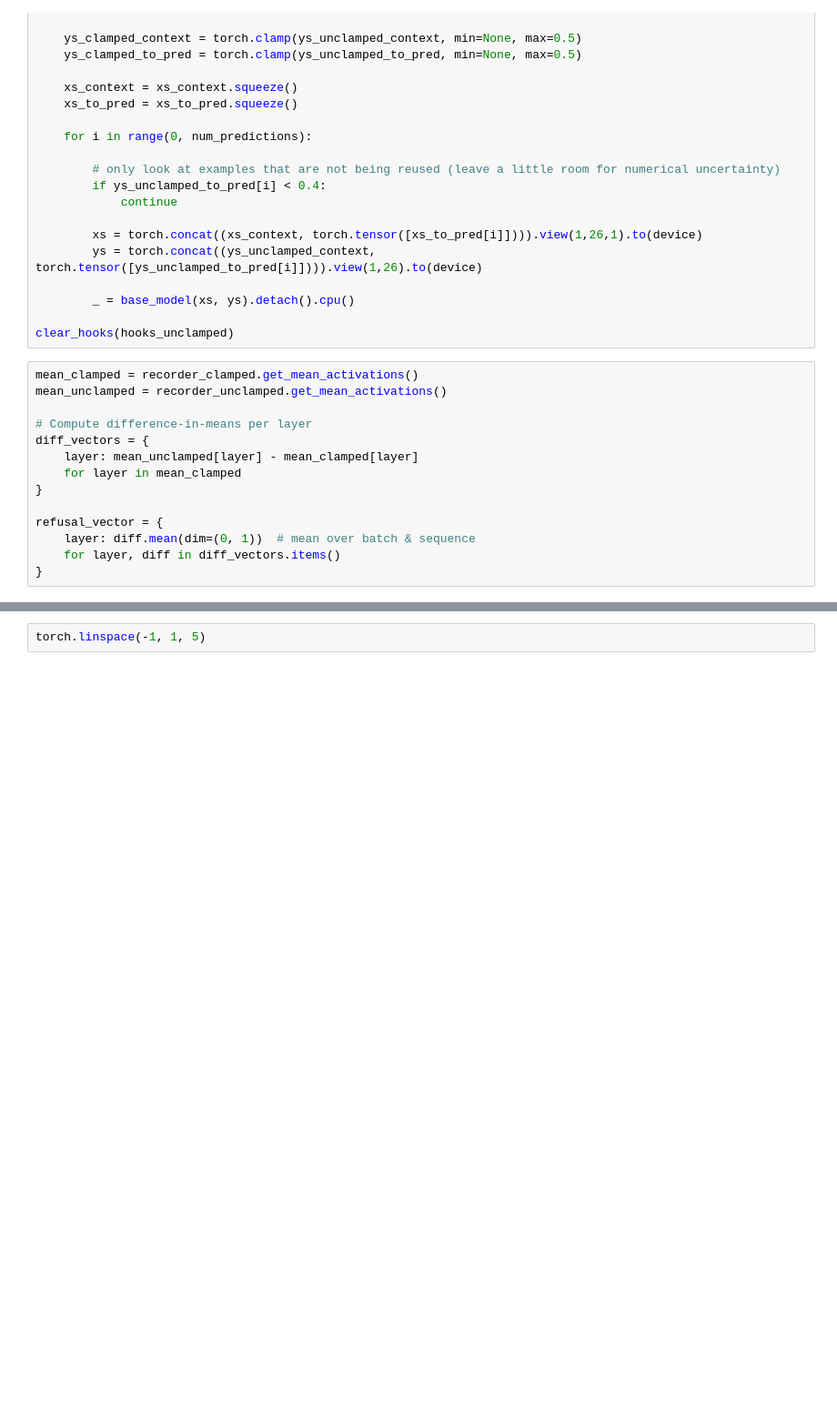
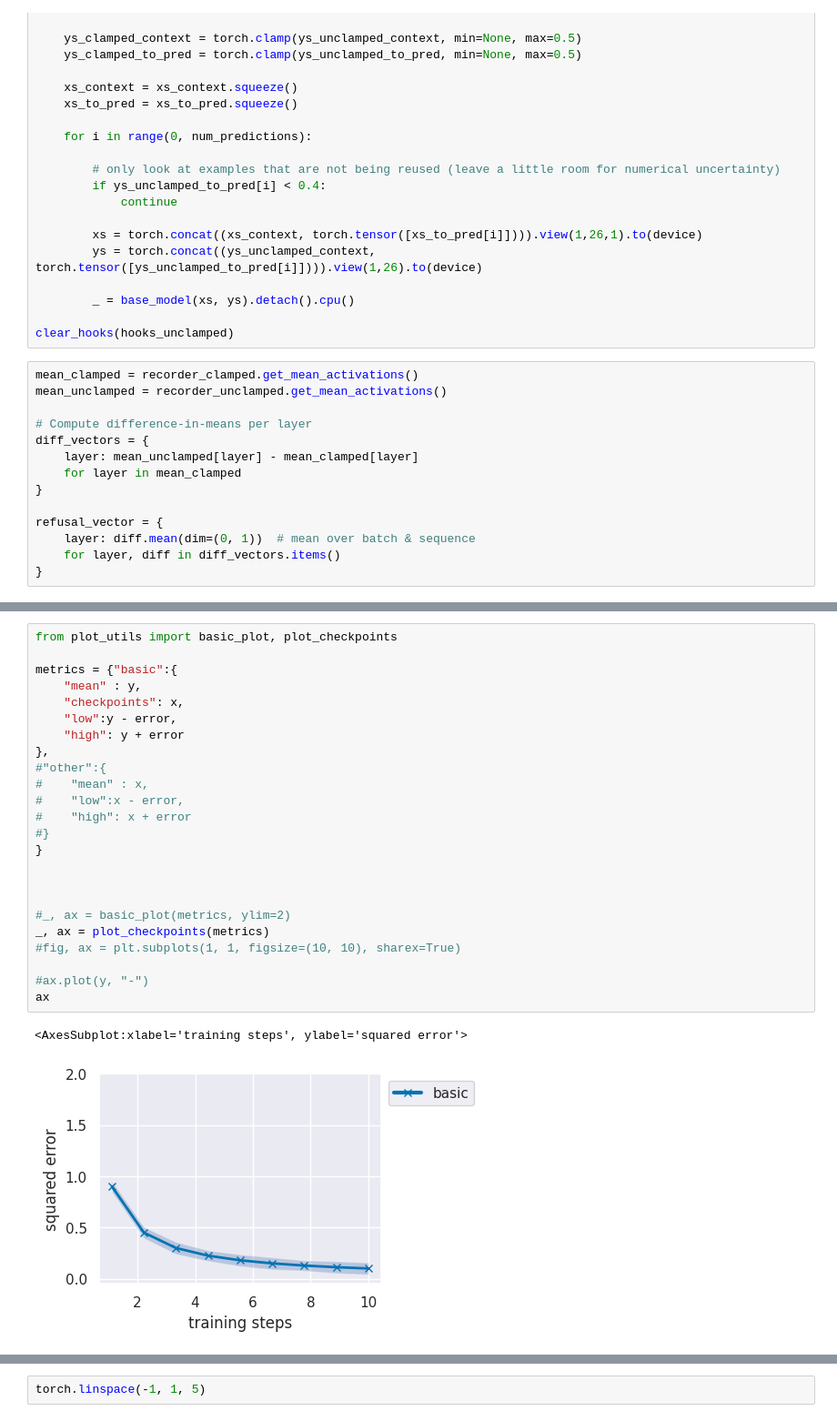
Before and after one commit to DylanDavi5/Refusal_Chebyshev, a Jupyter notebook: src/interp.ipynb, the cells around one changed output, grey strips where cells are left out. Shown: that part at 91% size. Cells and saved outputs as stored; diff of their text form; blank space fills up the shorter version.

```diff
--- a/src/interp.ipynb
+++ b/src/interp.ipynb
@@ -319,0 +544,27 @@ torch.Size([128])
+# %%
+from plot_utils import basic_plot, plot_checkpoints
+
+metrics = {"basic":{
+    "mean" : y,
+    "checkpoints": x,
+    "low":y - error,
+    "high": y + error
+},
+#"other":{
+#    "mean" : x,
+#    "low":x - error,
+#    "high": x + error
+#}
+}
+
+
+
+#_, ax = basic_plot(metrics, ylim=2)
+_, ax = plot_checkpoints(metrics)
+#fig, ax = plt.subplots(1, 1, figsize=(10, 10), sharex=True)
+
+#ax.plot(y, "-")
+ax
+# %% [output]
+<AxesSubplot:xlabel='training steps', ylabel='squared error'>
+[figure, added]
```
Also changed, not shown: parts of 41 cells of this notebook, 8 other files.
